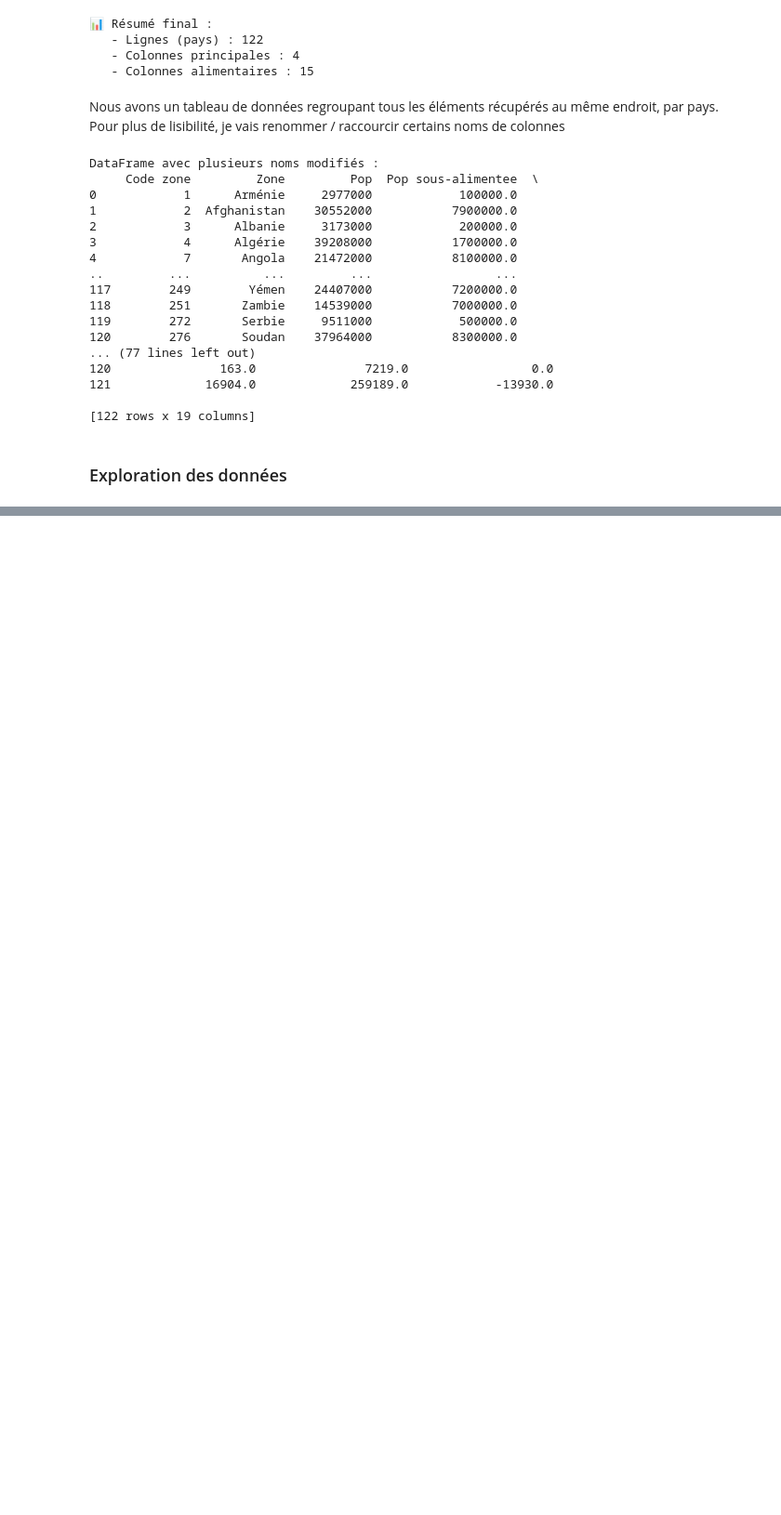
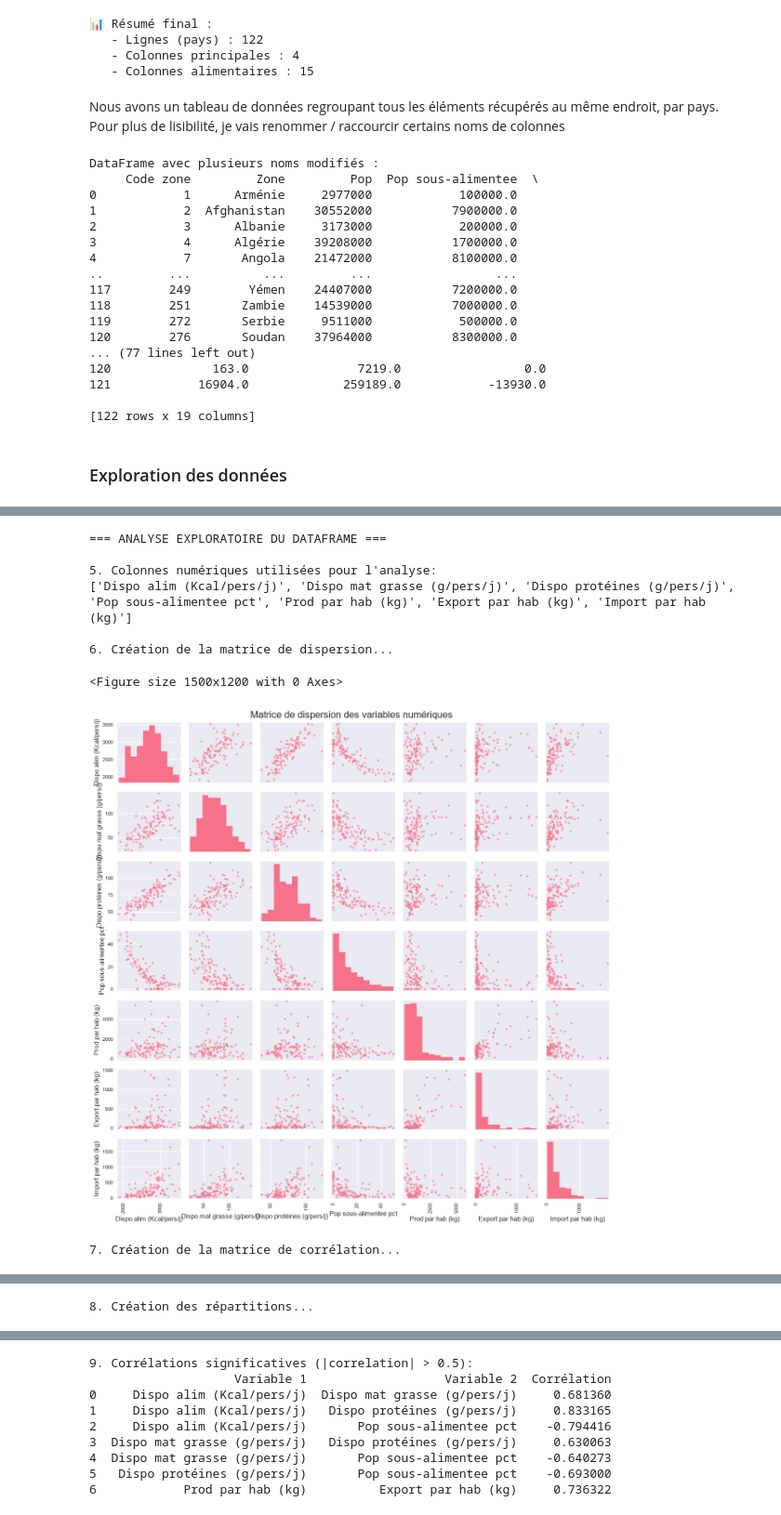
Before and after one commit to SIMPLON-DIST-Data-Analyst-211541/FAO_Analysis_Johan, a Jupyter notebook: src/notebook.ipynb, the cells around one changed output, grey strips where cells are left out. Shown at 93% size. Cells and saved outputs as stored; diff of their text form; code cells hidden in the pictures; blank space fills up the shorter version.

```diff
--- a/src/notebook.ipynb
+++ b/src/notebook.ipynb
@@ -2255,0 +2278,16 @@ colonnes_a_sup = ['Semences (x10^3 t)', 'Traitement (x10^3 t)', 'Dispo alim (10^
+# %%
+def show_columns(df):
+    print("Colonnes actuelles dans le dataframe :")
+    for i, col in enumerate(df.columns):
+        print(f"  {i+1}. '{col}'")
+
+show_columns(df_analyses)
+
+# Création des colonnes export et import par hab
+df_analyses['Export par hab (kg)'] = (df_analyses['Export (10^3 t)'])/(df_analyses['Pop'])*10**6
+df_analyses['Import par hab (kg)'] = (df_analyses['Import (10^3 t)'])/(df_analyses['Pop'])*10**6
+
+# Suppression des colonnes inutiles
+df_analyses = df_analyses.drop(columns=['Export (10^3 t)',
+                                'Import (10^3 t)',
+                                'Var stock (10^3 t)'])
@@ -2255,0 +2307,13 @@ colonnes_a_sup = ['Semences (x10^3 t)', 'Traitement (x10^3 t)', 'Dispo alim (10^
+# %%
+# on recommence l'étude de corrélations, relations...
+exploratory_data_analysis(df_analyses)
+# %% [output]
+=== ANALYSE EXPLORATOIRE DU DATAFRAME ===
+
+5. Colonnes numériques utilisées pour l'analyse:
+['Dispo alim (Kcal/pers/j)', 'Dispo mat grasse (g/pers/j)', 'Dispo protéines (g/pers/j)', 'Pop sous-alimentee pct', 'Prod par hab (kg)', 'Export par hab (kg)', 'Import par hab (kg)']
+
+6. Création de la matrice de dispersion...
+<Figure size 1500x1200 with 0 Axes>
+[figure, added]
+7. Création de la matrice de corrélation...
@@ -2255,0 +2321 @@ colonnes_a_sup = ['Semences (x10^3 t)', 'Traitement (x10^3 t)', 'Dispo alim (10^
+8. Création des répartitions...
@@ -2255,0 +2323,9 @@ colonnes_a_sup = ['Semences (x10^3 t)', 'Traitement (x10^3 t)', 'Dispo alim (10^
+9. Corrélations significatives (|correlation| > 0.5):
+                    Variable 1                   Variable 2  Corrélation
+0     Dispo alim (Kcal/pers/j)  Dispo mat grasse (g/pers/j)     0.681360
+1     Dispo alim (Kcal/pers/j)   Dispo protéines (g/pers/j)     0.833165
+2     Dispo alim (Kcal/pers/j)       Pop sous-alimentee pct    -0.794416
+3  Dispo mat grasse (g/pers/j)   Dispo protéines (g/pers/j)     0.630063
+4  Dispo mat grasse (g/pers/j)       Pop sous-alimentee pct    -0.640273
+5   Dispo protéines (g/pers/j)       Pop sous-alimentee pct    -0.693000
+6            Prod par hab (kg)          Export par hab (kg)     0.736322
```
Also changed, not shown: parts of 16 cells of this notebook, 1 other file.
